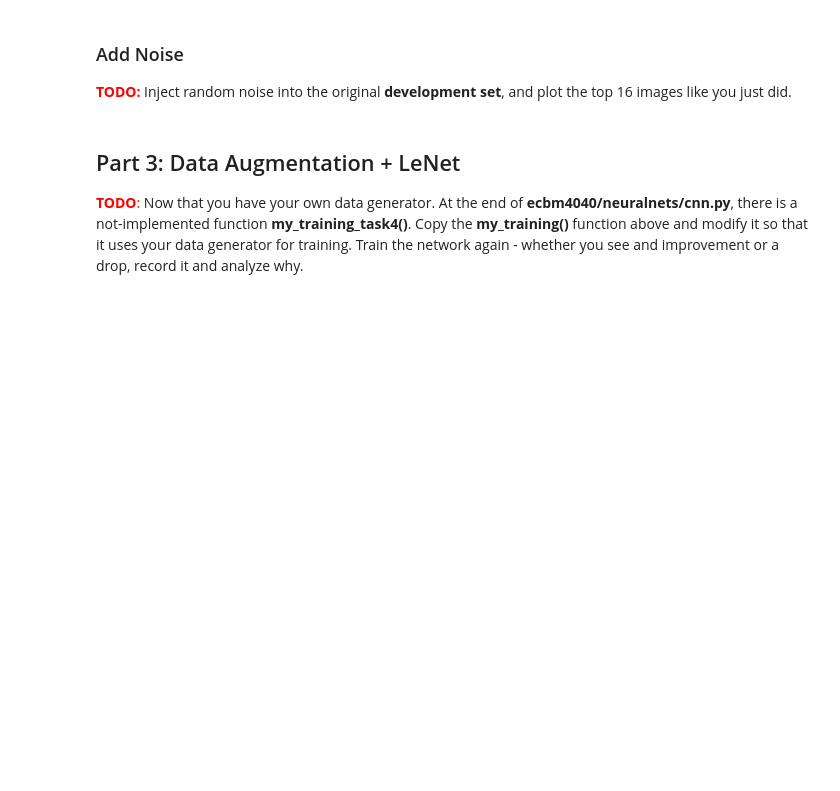
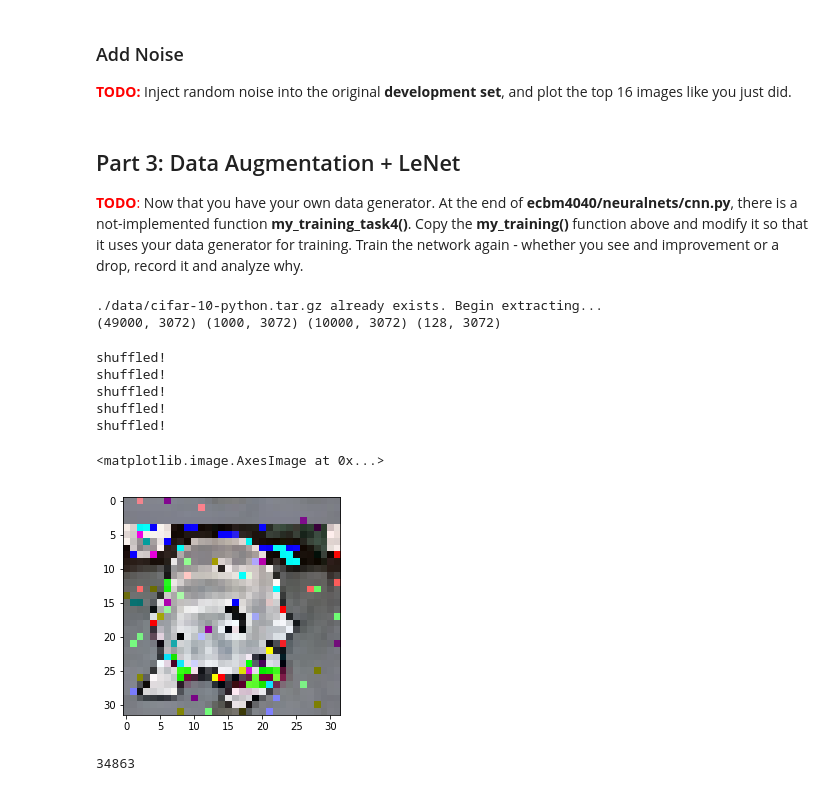
Before and after one commit to sar2160/ecbm4040_assignment2, a Jupyter notebook: task4-augmentation.ipynb, the cells around one changed output. Saved outputs shown, nothing was run; the diff lists cells and outputs as text; code cells hidden in the pictures; blank space fills up the shorter version.

```diff
--- a/task4-augmentation.ipynb
+++ b/task4-augmentation.ipynb
@@ -150,3 +155,68 @@ dev_gen.show()
 ## Part 3: Data Augmentation + LeNet
 
 <span style="color:red">__TODO__:</span> Now that you have your own data generator. At the end of __ecbm4040/neuralnets/cnn.py__, there is a not-implemented function __my_training_task4()__. Copy the __my_training()__ function above and modify it so that it uses your data generator for training. Train the network again - whether you see and improvement or a drop, record it and analyze why.
+# %%
+## Reloading the data so it's clean and unaltered.
+
+X_train, y_train, X_test, y_test = load_data()
+
+num_train = 49000
+num_val = 1000
+num_test = 10000
+num_dev = 128
+
+# The development set is used for augmentation practices.
+mask = np.random.choice(num_train, num_dev, replace=False)
+X_dev = X_train[mask]
+y_dev = y_train[mask]
+
+# Seperate Training set into a training set and a validation set
+X_val = X_train[num_train:]
+y_val = y_train[num_train:]
+X_train = X_train[:num_train]
+y_train = y_train[:num_train]
+
+
+
+# Preprocessing: subtract the mean value across every dimension for training data, and reshape it to be RGB size
+mean_image = np.mean(X_train, axis=0)
+X_train = X_train.astype(np.float32) - mean_image.astype(np.float32)
+X_val = X_val.astype(np.float32) - mean_image
+
+
+
+
+print(X_train.shape, X_val.shape, X_test.shape, X_dev.shape)
+# %% [output]
+./data/cifar-10-python.tar.gz already exists. Begin extracting...
+(49000, 3072) (1000, 3072) (10000, 3072) (128, 3072)
+# %%
+X_train     = reshapeArray(X_train)
+X_val       = reshapeArray(X_val)
+
+Train_X_Gen = ImageGenerator(X_train, y_train)
+# %%
+test = Train_X_Gen.next_batch_gen(batch_size=250, shuffle=True)
+for i in range(1000):
+    next(test)
+# %% [output]
+shuffled!
+shuffled!
+shuffled!
+shuffled!
+shuffled!
+# %%
+z = next(test)
+
+plt.imshow(z[0][0])
+# %% [output]
+<matplotlib.image.AxesImage at 0x...>
+[figure, added]
+# %%
+reindex = np.random.permutation(X_train.shape[0])
+
+Shuffled = X_train[reindex]
+
+reindex[0]
+# %% [output]
+34863
```
Also changed, not shown: parts of 10 cells of this notebook, 4 other files.
